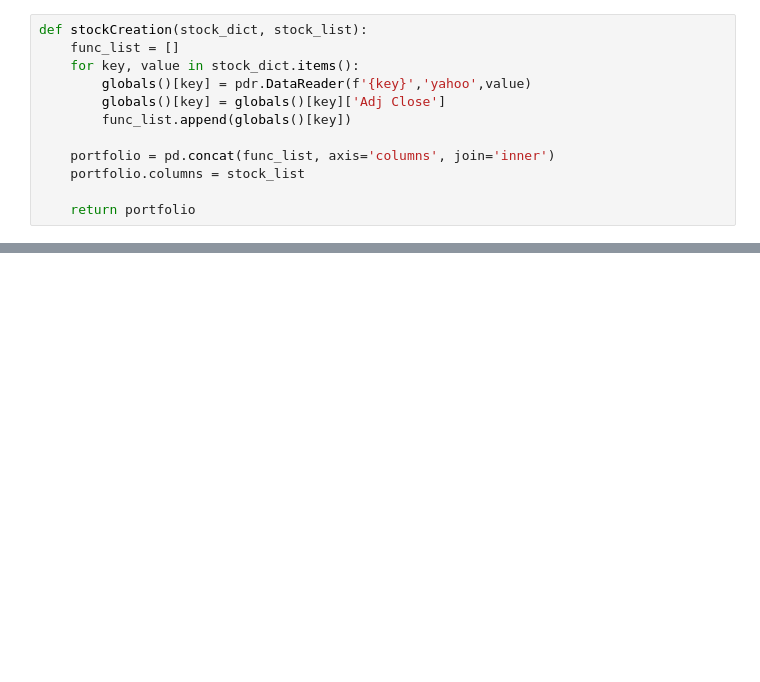
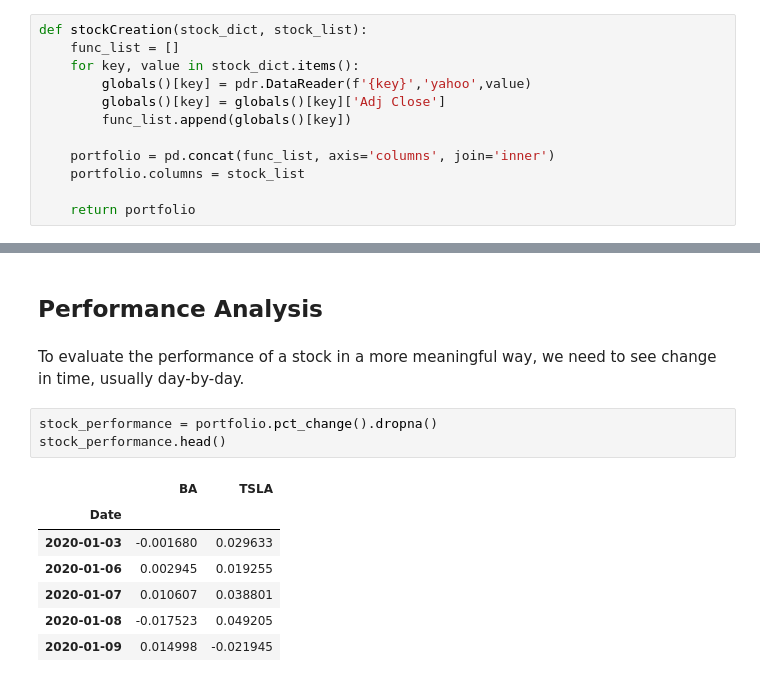
Before and after one commit to GregoryRash6/Custom_Portfolio_Analysis, a Jupyter notebook: yahya.ipynb, the cells around one changed output, grey strips where cells are left out. Saved outputs shown, nothing was run; the diff lists cells and outputs as text; blank space fills up the shorter version.

```diff
--- a/yahya.ipynb
+++ b/yahya.ipynb
@@ -67,0 +75,15 @@ SyntaxError: invalid syntax (<ipython-input-1-b6c60999f3ca>, line 1)
+# %% [markdown]
+## Performance Analysis
+# %% [markdown]
+To evaluate the performance of a stock in a more meaningful way, we need to see change in time, usually day-by-day.
+# %%
+stock_performance = portfolio.pct_change().dropna()
+stock_performance.head()
+# %% [output]
+|  | BA | TSLA |
+| Date |  |  |
+| 2020-01-03 | -0.001680 | 0.029633 |
+| 2020-01-06 | 0.002945 | 0.019255 |
+| 2020-01-07 | 0.010607 | 0.038801 |
+| 2020-01-08 | -0.017523 | 0.049205 |
+| 2020-01-09 | 0.014998 | -0.021945 |
```
Also changed, not shown: parts of 10 cells of this notebook.
